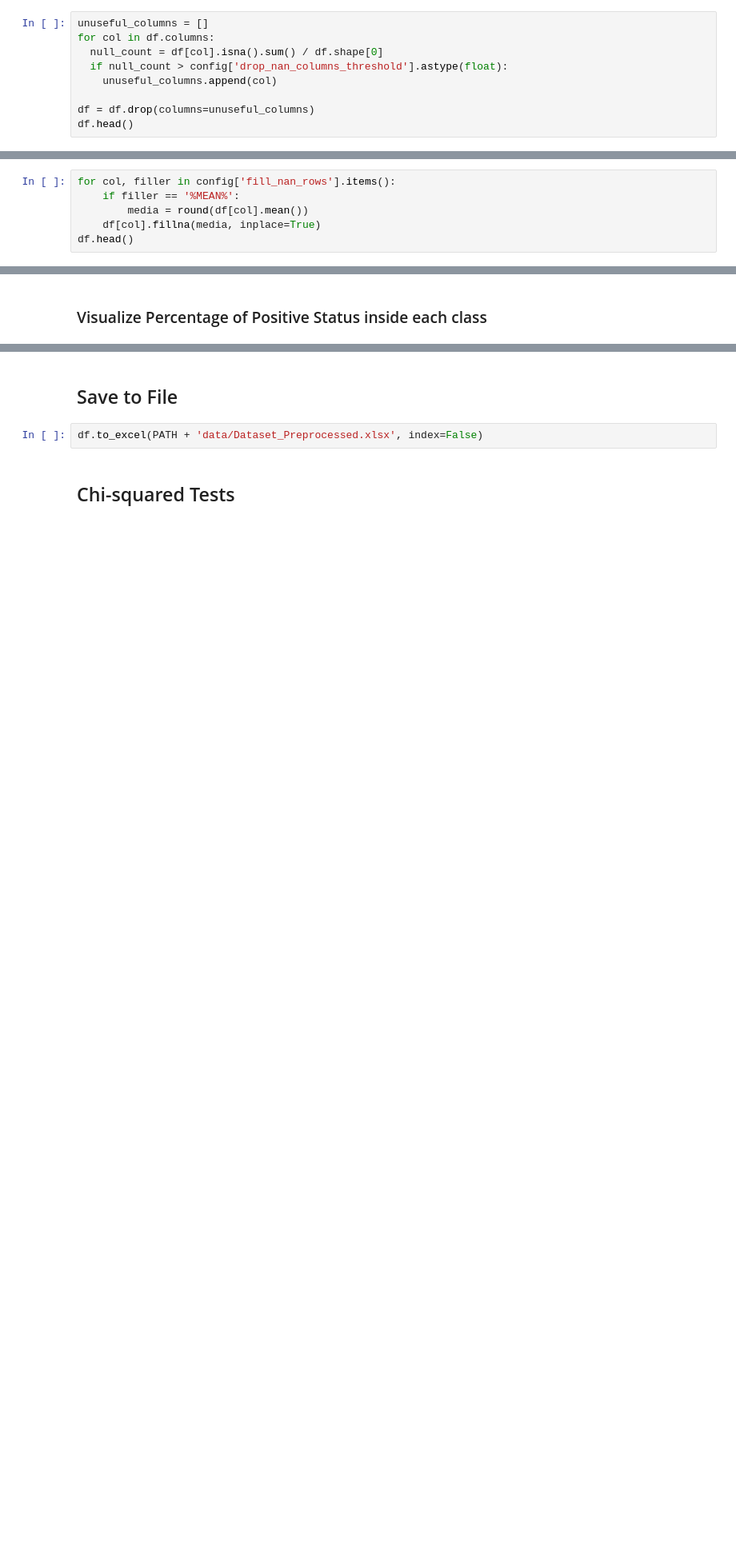
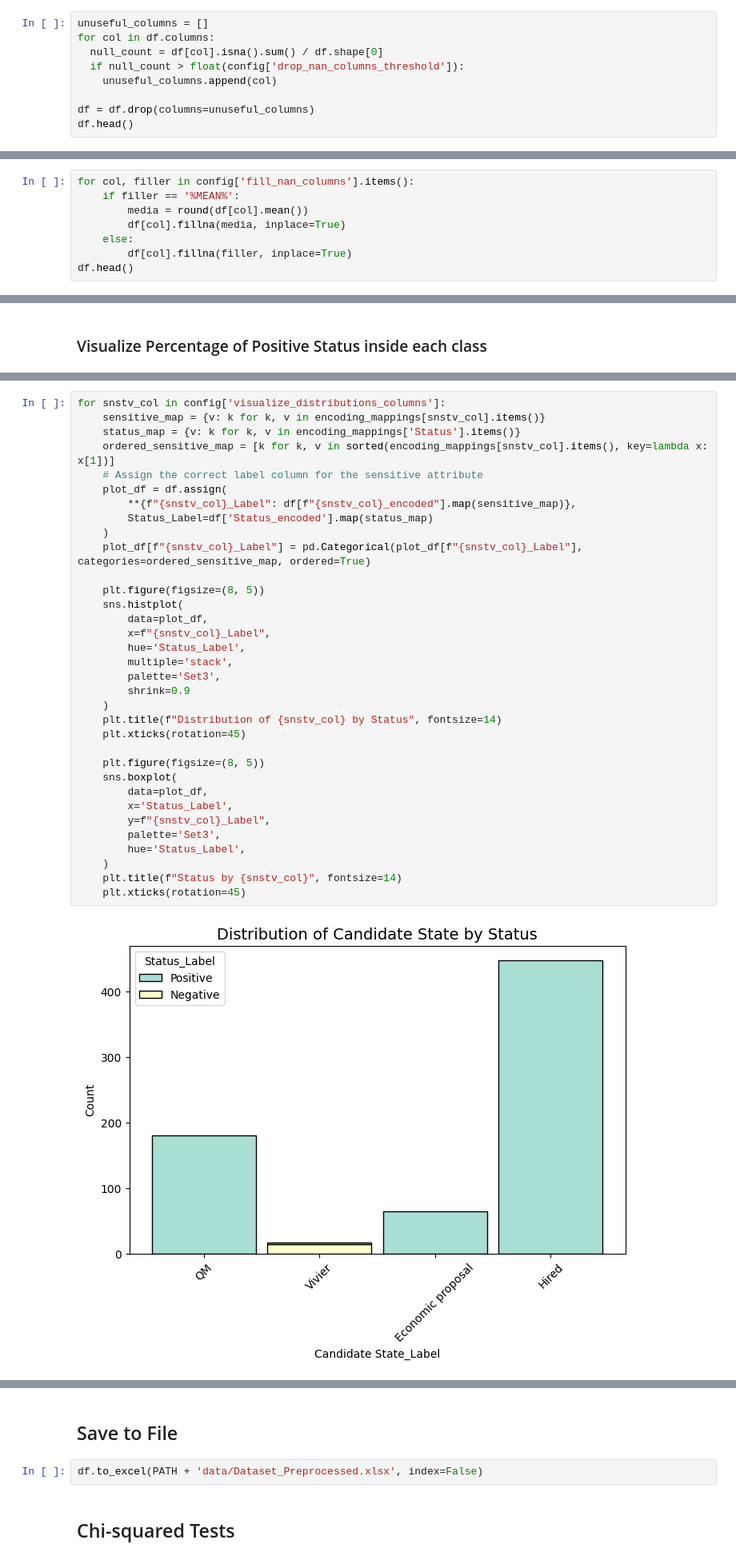
Before and after one commit to bertiandrea/ProjectWork_AEQUITAS_AKKODIS, a Jupyter notebook: code/Akkodis_Fairness_Analysis.ipynb, the cells around one changed output, grey strips where cells are left out. Shown at 80% size. Drawn from its saved outputs; the diff is of its cells as text; blank space fills up the shorter version.

```diff
--- a/code/Akkodis_Fairness_Analysis.ipynb
+++ b/code/Akkodis_Fairness_Analysis.ipynb
@@ -217,7 +300,7 @@ for col in df.columns[df.isnull().any()].tolist():
 unuseful_columns = []
 for col in df.columns:
   null_count = df[col].isna().sum() / df.shape[0]
-  if null_count > config['drop_nan_columns_threshold'].astype(float):
+  if null_count > float(config['drop_nan_columns_threshold']):
     unuseful_columns.append(col)
 
 df = df.drop(columns=unuseful_columns)
@@ -225,6 +316,8 @@ df.head()
 # %%
-for col, filler in config['fill_nan_rows'].items():
+for col, filler in config['fill_nan_columns'].items():
     if filler == '%MEAN%':
         media = round(df[col].mean())
-    df[col].fillna(media, inplace=True)
+        df[col].fillna(media, inplace=True)
+    else:
+        df[col].fillna(filler, inplace=True)
 df.head()
@@ -327,0 +562,36 @@ print(encoding_mappings)
+# %%
+for snstv_col in config['visualize_distributions_columns']:
+    sensitive_map = {v: k for k, v in encoding_mappings[snstv_col].items()}
+    status_map = {v: k for k, v in encoding_mappings['Status'].items()}
+    ordered_sensitive_map = [k for k, v in sorted(encoding_mappings[snstv_col].items(), key=lambda x: x[1])]
+    # Assign the correct label column for the sensitive attribute
+    plot_df = df.assign(
+        **{f"{snstv_col}_Label": df[f"{snstv_col}_encoded"].map(sensitive_map)},
+        Status_Label=df['Status_encoded'].map(status_map)
+    )
+    plot_df[f"{snstv_col}_Label"] = pd.Categorical(plot_df[f"{snstv_col}_Label"], categories=ordered_sensitive_map, ordered=True)
+
+    plt.figure(figsize=(8, 5))
+    sns.histplot(
+        data=plot_df,
+        x=f"{snstv_col}_Label",
+        hue='Status_Label',
+        multiple='stack',
+        palette='Set3',
+        shrink=0.9
+    )
+    plt.title(f"Distribution of {snstv_col} by Status", fontsize=14)
+    plt.xticks(rotation=45)
+
+    plt.figure(figsize=(8, 5))
+    sns.boxplot(
+        data=plot_df,
+        x='Status_Label',
+        y=f"{snstv_col}_Label",
+        palette='Set3',
+        hue='Status_Label',
+    )
+    plt.title(f"Status by {snstv_col}", fontsize=14)
+    plt.xticks(rotation=45)
+# %% [output]
+[figure, added]
```
Also changed, not shown: parts of 37 cells of this notebook, 2 other files.
